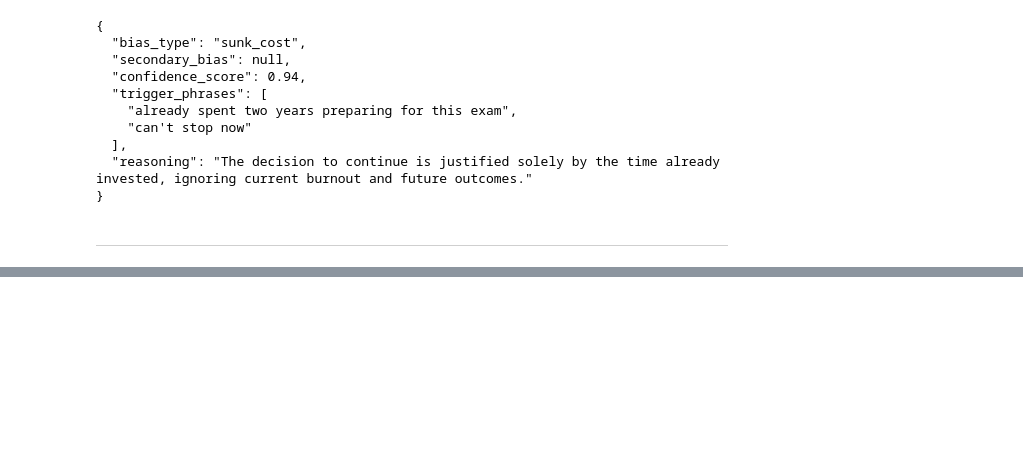
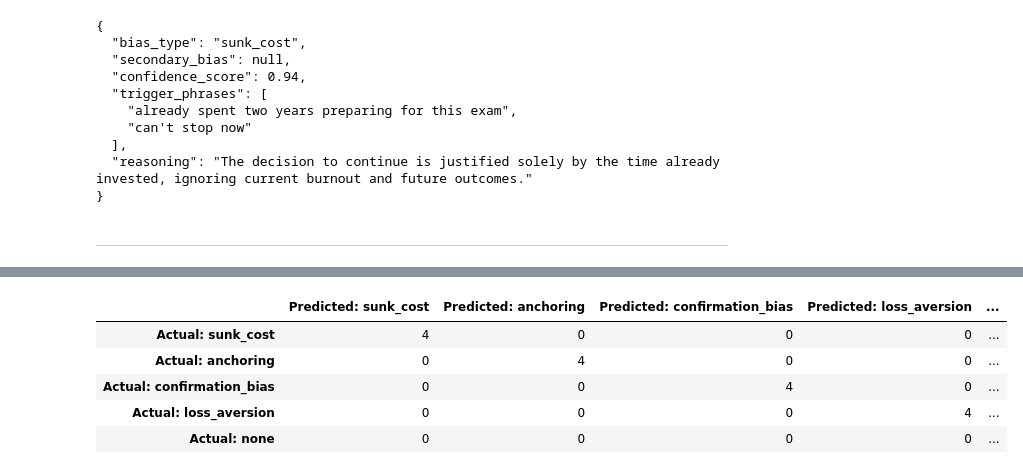
Before and after one commit to KhushiShah-creates/objection-your-honor, a Jupyter notebook: classifier.ipynb, the cells around one changed output, grey strips where cells are left out. Saved outputs shown, nothing was run; the diff lists cells and outputs as text; code cells hidden in the pictures; blank space fills up the shorter version.

```diff
--- a/classifier.ipynb
+++ b/classifier.ipynb
@@ -403,0 +532,88 @@ print(json.dumps(rebuttal, indent=2))
+# %%
+import pandas as pd
+from sklearn.metrics import (
+    accuracy_score,
+    classification_report,
+    confusion_matrix
+)
+
+LABELS = [
+    "sunk_cost",
+    "anchoring",
+    "confirmation_bias",
+    "loss_aversion",
+    "none"
+]
+
+evaluation_results = []
+
+for item in evaluation_tests:
+    try:
+        prediction = classify_entry(item["entry"])
+        predicted_bias = prediction.get("bias_type", "none")
+
+        if predicted_bias not in LABELS:
+            predicted_bias = "none"
+
+        evaluation_results.append({
+            "id": item["id"],
+            "expected_bias": item["expected_bias"],
+            "predicted_bias": predicted_bias,
+            "confidence": prediction.get("confidence_score", 0.0),
+            "correct": predicted_bias == item["expected_bias"]
+        })
+
+        print(
+            f"Entry {item['id']:02d} | "
+            f"Expected: {item['expected_bias']} | "
+            f"Predicted: {predicted_bias} | "
+            f"{'PASS' if predicted_bias == item['expected_bias'] else 'FAIL'}"
+        )
+
+    except Exception as error:
+        print(f"Entry {item['id']:02d} could not be evaluated: {error}")
+
+results_df = pd.DataFrame(evaluation_results)
+
+if len(results_df) == 0:
+    print("No results were collected. Check the API key and notebook setup.")
+else:
+    correct_count = int(results_df["correct"].sum())
+    total_count = len(results_df)
+    accuracy = accuracy_score(
+        results_df["expected_bias"],
+        results_df["predicted_bias"]
+    )
+
+    print("\nCLASSIFICATION RESULTS")
+    print(f"Entries evaluated: {total_count}/{len(evaluation_tests)}")
+    print(f"Correct predictions: {correct_count}")
+    print(f"Incorrect predictions: {total_count - correct_count}")
+    print(f"Accuracy: {accuracy:.2%}")
+
+    print("\nCLASSIFICATION REPORT")
+    print(
+        classification_report(
+            results_df["expected_bias"],
+            results_df["predicted_bias"],
+            labels=LABELS,
+            zero_division=0
+        )
+    )
+
+    print("CONFUSION MATRIX")
+    confusion_df = pd.DataFrame(
+        confusion_matrix(
+            results_df["expected_bias"],
+            results_df["predicted_bias"],
+            labels=LABELS
+        ),
+        index=[f"Actual: {label}" for label in LABELS],
+        columns=[f"Predicted: {label}" for label in LABELS]
+    )
+
+    display(confusion_df)
+
+    print("\nDETAILED RESULTS")
+    display(results_df)
+# %% [output]
@@ -403,0 +637,6 @@ print(json.dumps(rebuttal, indent=2))
+|  | Predicted: sunk_cost | Predicted: anchoring | Predicted: confirmation_bias | Predicted: loss_aversion | ... |
+| Actual: sunk_cost | 4 | 0 | 0 | 0 | ... |
+| Actual: anchoring | 0 | 4 | 0 | 0 | ... |
+| Actual: confirmation_bias | 0 | 0 | 4 | 0 | ... |
+| Actual: loss_aversion | 0 | 0 | 0 | 4 | ... |
+| Actual: none | 0 | 0 | 0 | 0 | ... |
```
Also changed, not shown: parts of 18 cells of this notebook.
